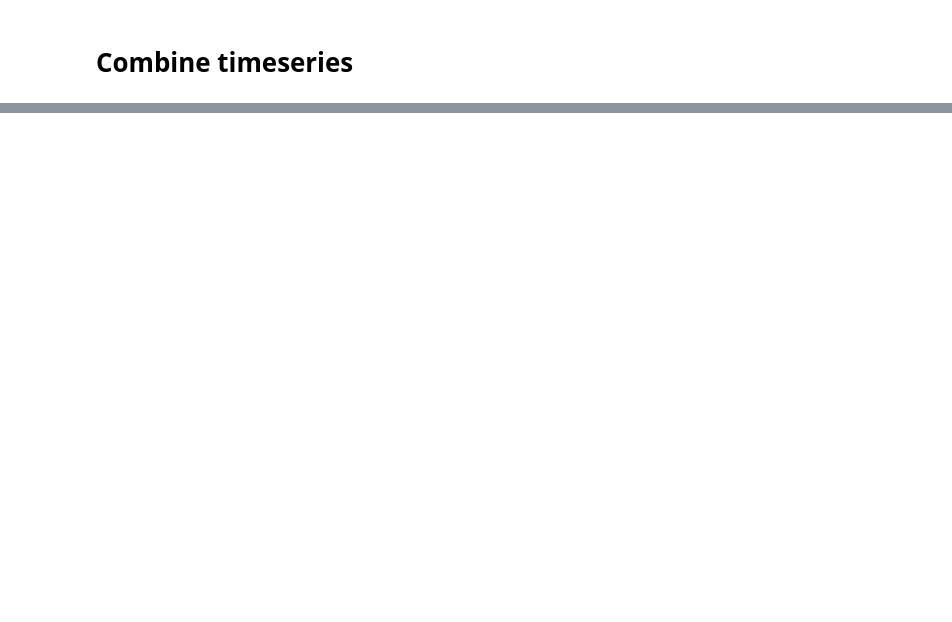
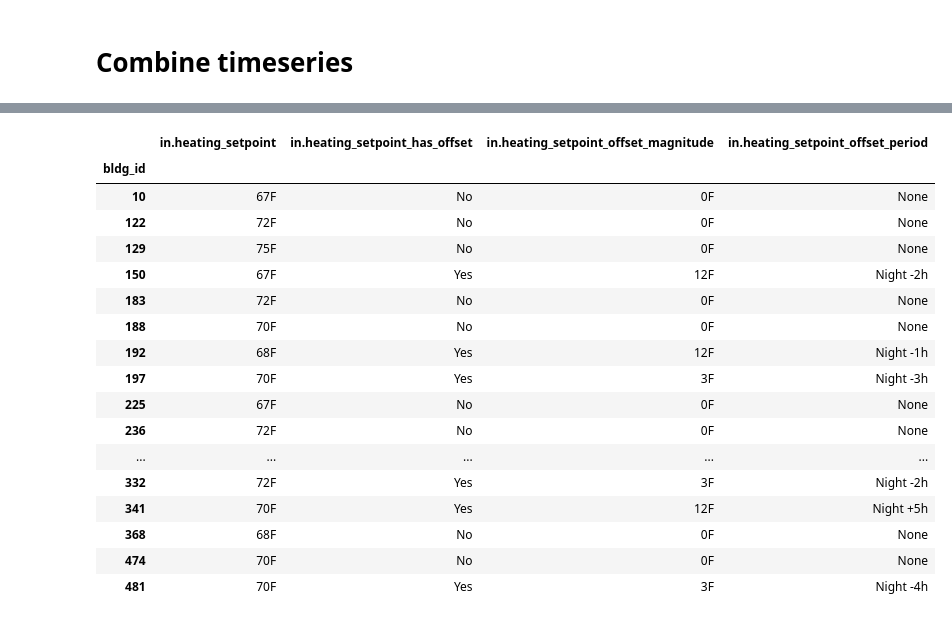
Before and after one commit to adrianlopezlanchares/Space-Conditioning-Electrification, a Jupyter notebook: consumption/data_transforms/data_transform.ipynb, the cells around one changed output, grey strips where cells are left out. Saved outputs shown, nothing was run; the diff lists cells and outputs as text; code cells hidden in the pictures; blank space fills up the shorter version.

```diff
--- a/consumption/data_transforms/data_transform.ipynb
+++ b/consumption/data_transforms/data_transform.ipynb
@@ -150,0 +164,21 @@ Name: count, dtype: int64
+# %%
+heating_data.head(20)
+# %% [output]
+|  | in.heating_setpoint | in.heating_setpoint_has_offset | in.heating_setpoint_offset_magnitude | in.heating_setpoint_offset_period |
+| bldg_id |  |  |  |  |
+| 10 | 67F | No | 0F | None |
+| 122 | 72F | No | 0F | None |
+| 129 | 75F | No | 0F | None |
+| 150 | 67F | Yes | 12F | Night -2h |
+| 183 | 72F | No | 0F | None |
+| 188 | 70F | No | 0F | None |
+| 192 | 68F | Yes | 12F | Night -1h |
+| 197 | 70F | Yes | 3F | Night -3h |
+| 225 | 67F | No | 0F | None |
+| 236 | 72F | No | 0F | None |
+| ... | ... | ... | ... | ... |
+| 332 | 72F | Yes | 3F | Night -2h |
+| 341 | 70F | Yes | 12F | Night +5h |
+| 368 | 68F | No | 0F | None |
+| 474 | 70F | No | 0F | None |
+| 481 | 70F | Yes | 3F | Night -4h |
```
Also changed, not shown: parts of 9 cells of this notebook.
